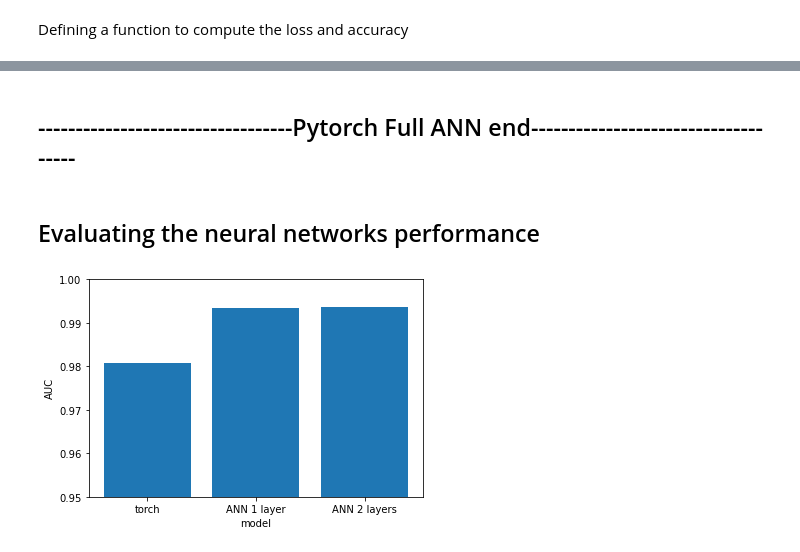
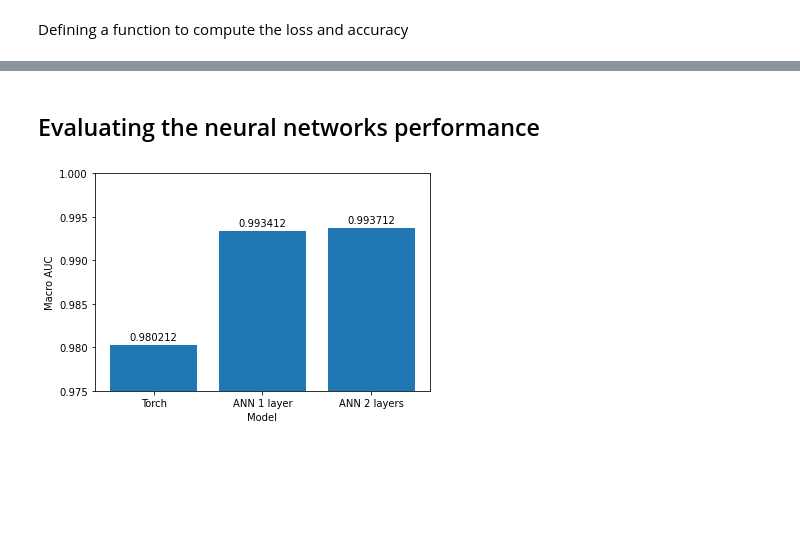
Before and after one commit to hilakhadad/ANN, a Jupyter notebook: ANN.ipynb, the cells around one changed output, grey strips where cells are left out. Drawn from its saved outputs; the diff is of its cells as text; code cells hidden in the pictures; blank space fills up the shorter version.

```diff
--- a/ANN.ipynb
+++ b/ANN.ipynb
@@ -573,5 +504,5 @@ Initial validation accuracy: 9.0%
 # %%
-def compute_mse_and_acc(nnet, X, y, num_labels=10, minibatch_size=100):
+def compute_measurements(nnet, X, y, num_labels=10, minibatch_size=100):
     mse, correct_pred, num_examples = 0., 0, 0
     minibatch_gen = minibatch_generator(X, y, minibatch_size)
 
@@ -673,6 +604,6 @@ Epoch: 048/050 | Train MSE: 0.01 | Train Acc: 95.32% | Valid Acc: 94.40%
 Epoch: 049/050 | Train MSE: 0.01 | Train Acc: 95.35% | Valid Acc: 94.58%
 Epoch: 050/050 | Train MSE: 0.01 | Train Acc: 95.43% | Valid Acc: 94.66%
 # %%
-test_mse_ANN, test_acc_ANN, test_auc_ANN = compute_mse_and_acc(model, X_test, y_test)
-print(f'Test accuracy: {test_acc_ANN*100:.2f}%')
+two_layers_model_test_mse, two_layers_model_test_acc, two_layers_model_test_macro_auc = compute_measurements(two_layers_model, X_test, y_test)
+print(f'Two layers model test accuracy: {two_layers_model_test_acc*100:.2f}%')
 # %% [output]
@@ -731,0 +651,12 @@ torch.float32
+# %%
+class Net(nn.Module):
+    def __init__(self):
+        super(Net, self).__init__()
+        self.fc1 = nn.Linear(28*28, 50)
+        self.final = nn.Linear(50, 10)
+
+    def forward(self, x):
+        x = x.view(-1, 28*28)
+        x = self.fc1(x)
+        x = torch.sigmoid(self.final(x))
+        return F.log_softmax(x, dim = 1)
@@ -797,10 +730,10 @@ def test():
 # %%
-test_acc_torch, _ = test()
+torch_test_acc, _ = test()
+print(f"Initial test accuracy in torch model:{torch_test_acc:.1f}%")
 for epoch in range(1, n_epochs + 1):
   train(epoch)
-  test_acc_torch, macro_auc = test()
-test_auc_torch = macro_auc
-print(test_auc_torch)
+torch_test_acc, torch_test_macro_auc = test()
+print(f"Final test accuracy in torch model:{torch_test_acc:.1f}%")
 # %% [output]
 Test set: Avg. loss: 2.3044, Accuracy: 2682/21000 (12.77%)
 
@@ -974,14 +758,14 @@ Train Epoch: 6 [48000/49000 (98%)]      Loss: 1.577878
-# %% [markdown]
-## ----------------------------------Pytorch Full ANN  end------------------------------------
 # %% [markdown]
 ## Evaluating the neural networks performance
 # %%
-results = [test_auc_torch, test_auc_1_layer_ANN, test_auc_ANN]
-models_names = ["torch", "ANN 1 layer", "ANN 2 layers"]
-plt.bar(models_names, results)
-plt.ylabel('AUC')
-plt.xlabel('model')
-plt.ylim(0.95, 1)
+results = [torch_test_macro_auc, one_layer_model_test_macro_auc, two_layers_model_test_macro_auc]
+models_names = ["Torch", "ANN 1 layer", "ANN 2 layers"]
+_, ax = plt.subplots()
+bars = ax.bar(models_names, results)
+ax.set_ylabel('Macro AUC')
+ax.set_xlabel('Model')
+ax.set_ylim(0.975, 1)
+ax.bar_label(bars, padding=3)
 plt.show()
 # %% [output]
-[figure, old version]
+[figure, new version]
```
Also changed, not shown: parts of 32 cells of this notebook.
